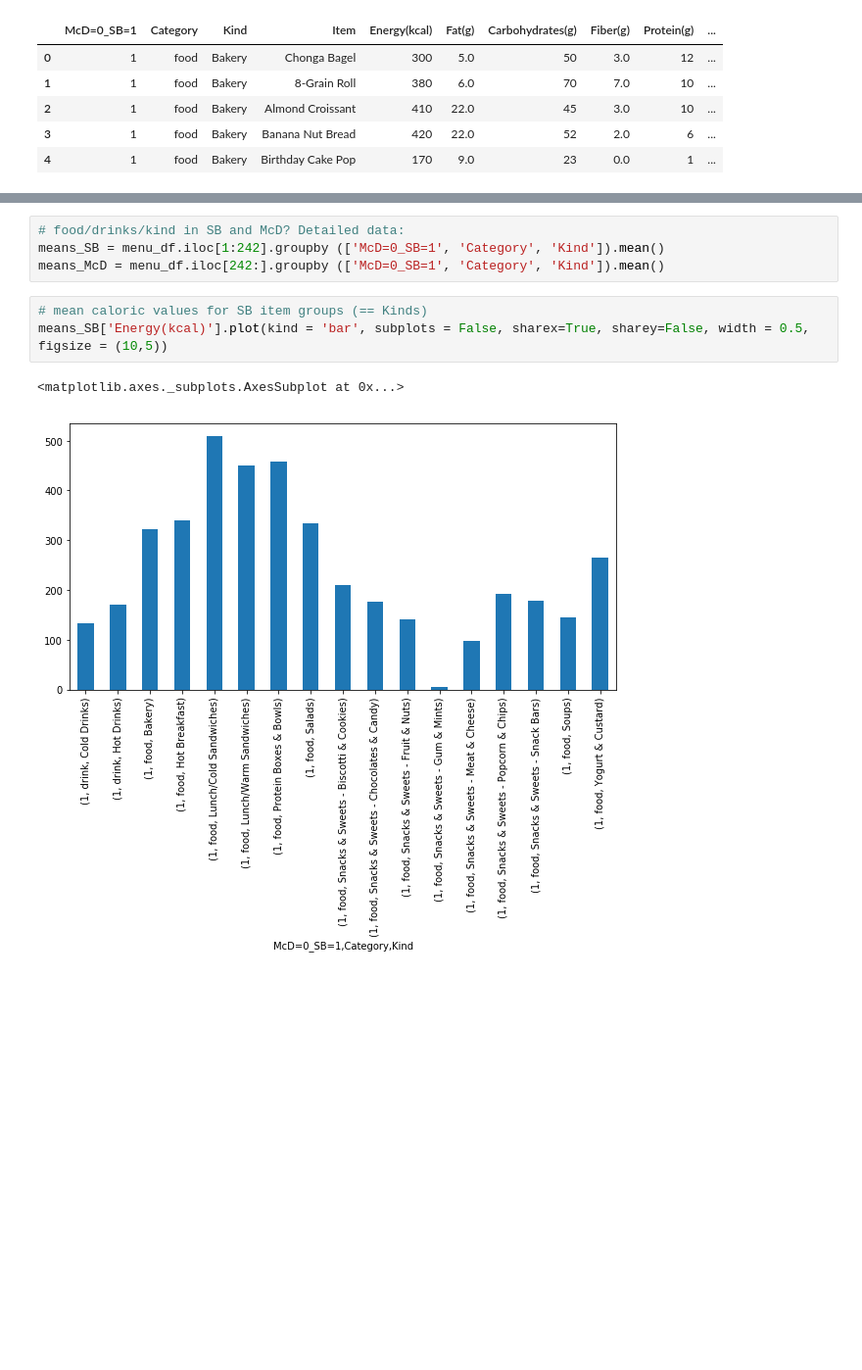
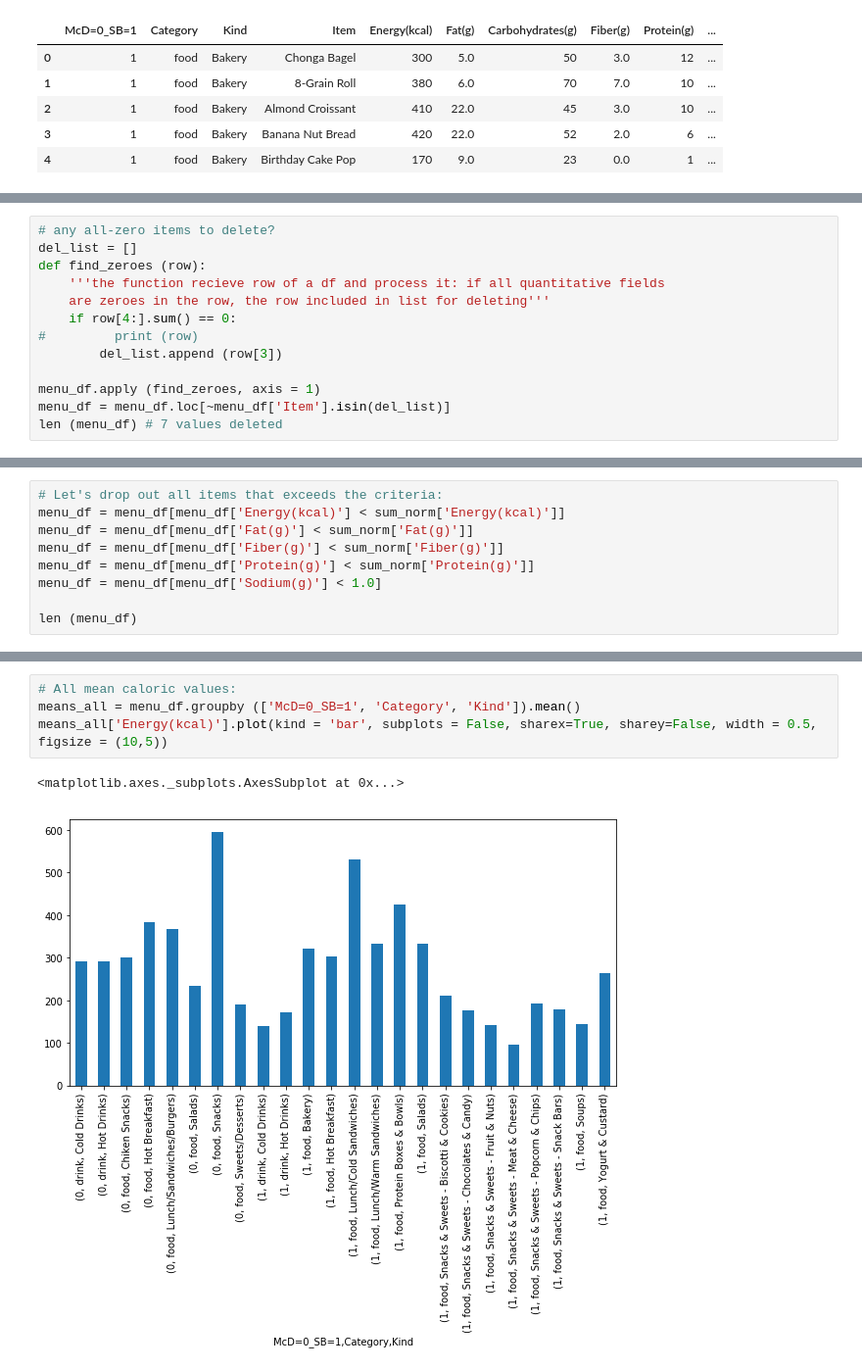
Before and after one commit to merr-src/edu_pet_projects, a Jupyter notebook: edu_pet_projects/data_case_notebook.ipynb, the cells around one changed output, grey strips where cells are left out. Shown at 98% size. Cells and saved outputs as stored; diff of their text form; blank space fills up the shorter version.

Commit message:
data_case commit 2

```diff
--- a/edu_pet_projects/data_case_notebook.ipynb
+++ b/edu_pet_projects/data_case_notebook.ipynb
@@ -58,0 +110,13 @@ memory usage: 39.3+ KB
+# %%
+# any all-zero items to delete?
+del_list = []
+def find_zeroes (row):
+    '''the function recieve row of a df and process it: if all quantitative fields
+    are zeroes in the row, the row included in list for deleting'''
+    if row[4:].sum() == 0:
+#         print (row)
+        del_list.append (row[3])
+
+menu_df.apply (find_zeroes, axis = 1)
+menu_df = menu_df.loc[~menu_df['Item'].isin(del_list)]
+len (menu_df) # 7 values deleted
@@ -58,0 +204,9 @@ memory usage: 39.3+ KB
+# %%
+# Let's drop out all items that exceeds the criteria:
+menu_df = menu_df[menu_df['Energy(kcal)'] < sum_norm['Energy(kcal)']]
+menu_df = menu_df[menu_df['Fat(g)'] < sum_norm['Fat(g)']]
+menu_df = menu_df[menu_df['Fiber(g)'] < sum_norm['Fiber(g)']]
+menu_df = menu_df[menu_df['Protein(g)'] < sum_norm['Protein(g)']]
+menu_df = menu_df[menu_df['Sodium(g)'] < 1.0]
+
+len (menu_df)
@@ -66,11 +238,8 @@ means.plot(kind = 'bar')
-# %%
-# food/drinks/kind in SB and McD? Detailed data:
-means_SB = menu_df.iloc[1:242].groupby (['McD=0_SB=1', 'Category', 'Kind']).mean()
-means_McD = menu_df.iloc[242:].groupby (['McD=0_SB=1', 'Category', 'Kind']).mean()
 # %%
-# mean caloric values for SB item groups (== Kinds)
-means_SB['Energy(kcal)'].plot(kind = 'bar', subplots = False, sharex=True, sharey=False, width = 0.5, figsize = (10,5))
+# All mean caloric values:
+means_all = menu_df.groupby (['McD=0_SB=1', 'Category', 'Kind']).mean()
+means_all['Energy(kcal)'].plot(kind = 'bar', subplots = False, sharex=True, sharey=False, width = 0.5, figsize = (10,5))
 # %% [output]
 <matplotlib.axes._subplots.AxesSubplot at 0x...>
-[figure, old version]
+[figure, new version]
 # %%
```
Also changed, not shown: parts of 34 cells of this notebook, 4 other files.
